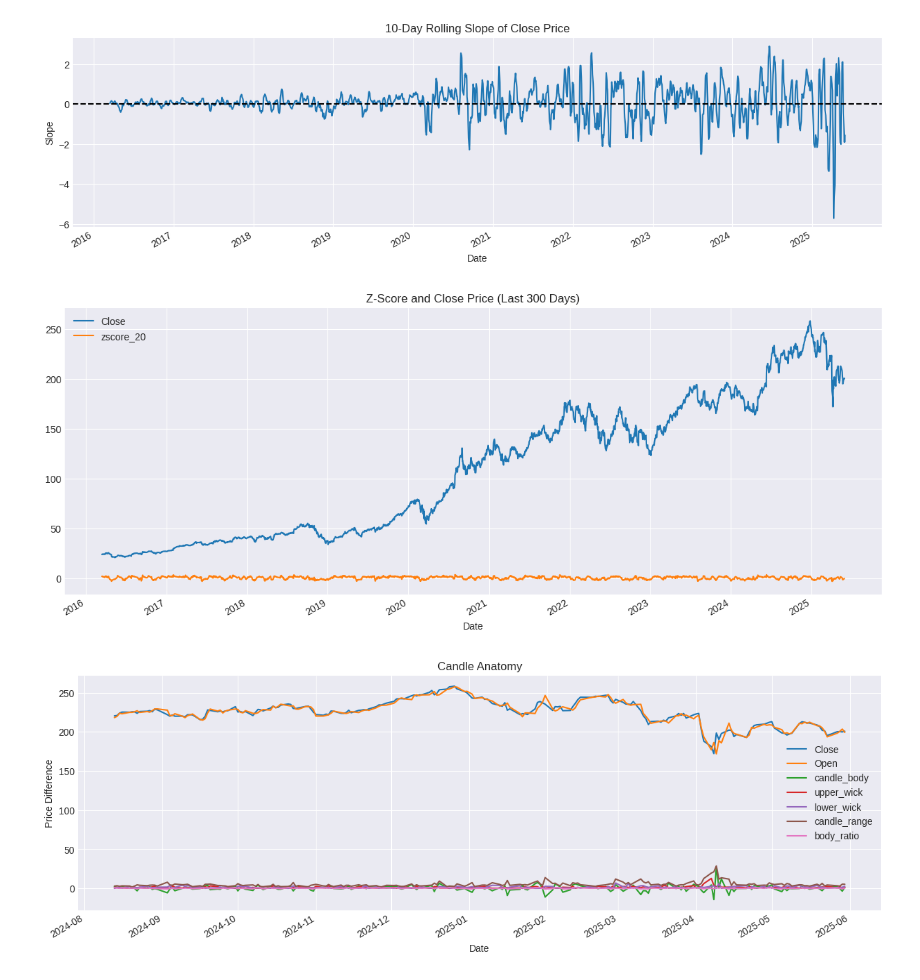
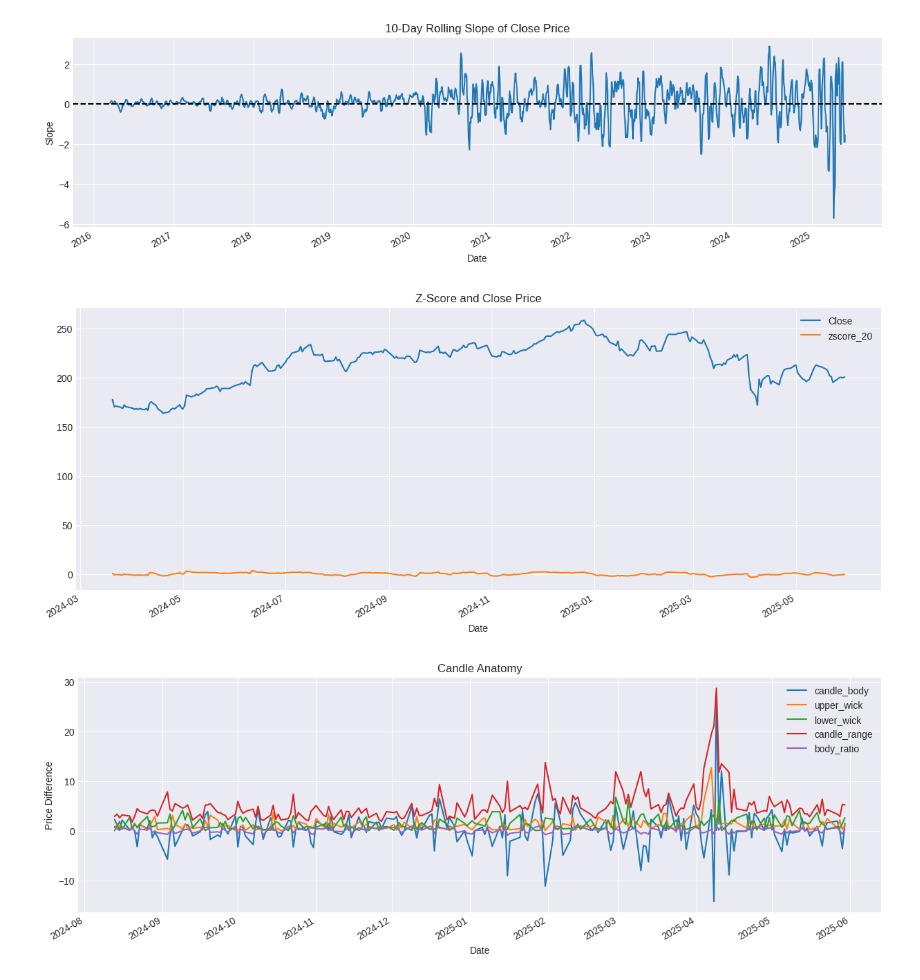
Before and after one commit to HRSMalik/OHLCV-stock-pred, a Jupyter notebook: notebooks/feature_e.ipynb, the cells around one changed output. Cells and saved outputs as stored; diff of their text form; code cells hidden in the pictures.

```diff
--- a/notebooks/feature_e.ipynb
+++ b/notebooks/feature_e.ipynb
@@ -182,16 +182,16 @@ plt.show()
 # %% [output]
 [figure]
 # %%
-df[['Close', 'zscore_20']].plot(figsize=(15, 6), title='Z-Score and Close Price (Last 300 Days)')
+df[['Close', 'zscore_20']].tail(300).plot(figsize=(15, 6), title='Z-Score and Close Price')
 plt.show()
 # %% [output]
-[figure, old version]
+[figure, new version]
 # %%
-df[['Close','Open','candle_body', 'upper_wick', 'lower_wick', "candle_range", "body_ratio"]].tail(200).plot(figsize=(15, 5), title='Candle Anatomy')
+df[['candle_body', 'upper_wick', 'lower_wick', "candle_range", "body_ratio"]].tail(200).plot(figsize=(15, 5), title='Candle Anatomy')
 plt.ylabel('Price Difference')
 plt.show()
 # %% [output]
-[figure, old version]
+[figure, new version]
 # %%
 import seaborn as sns
 
```
Also changed, not shown: parts of 3 cells of this notebook, 3 other files.
